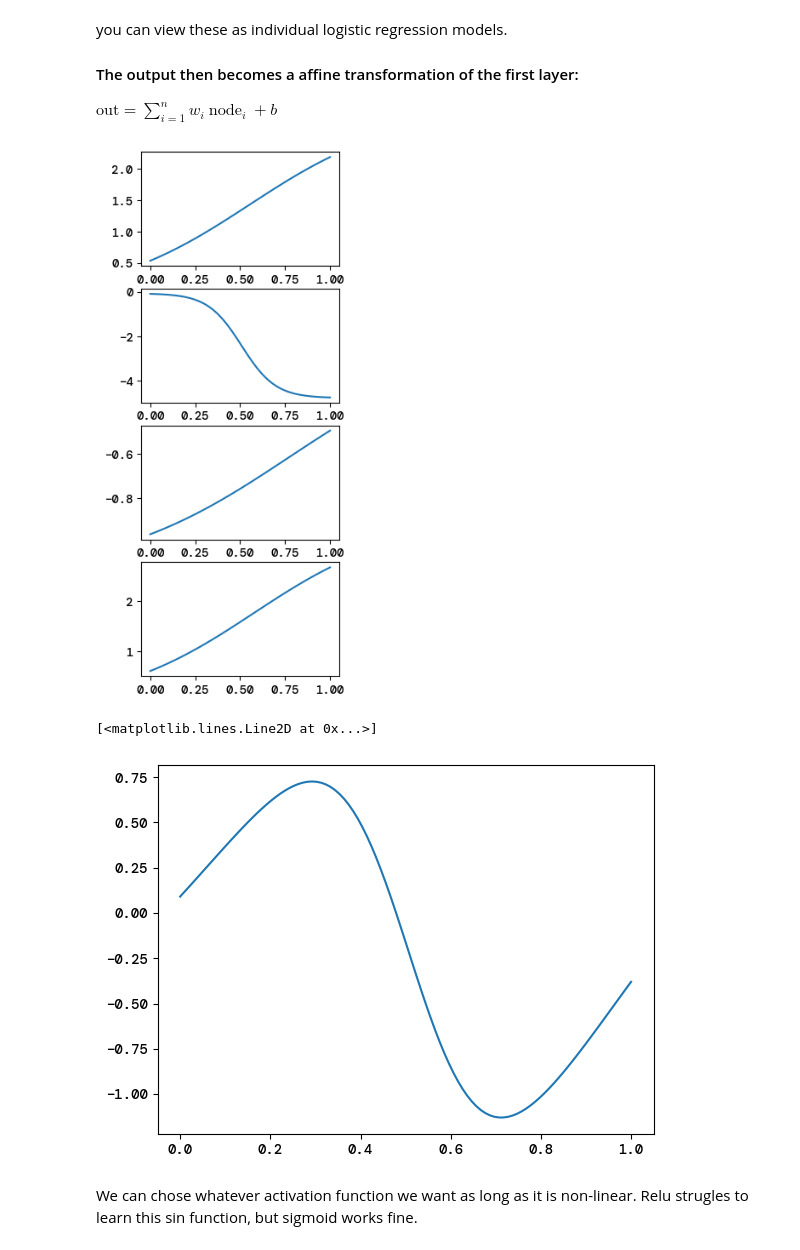
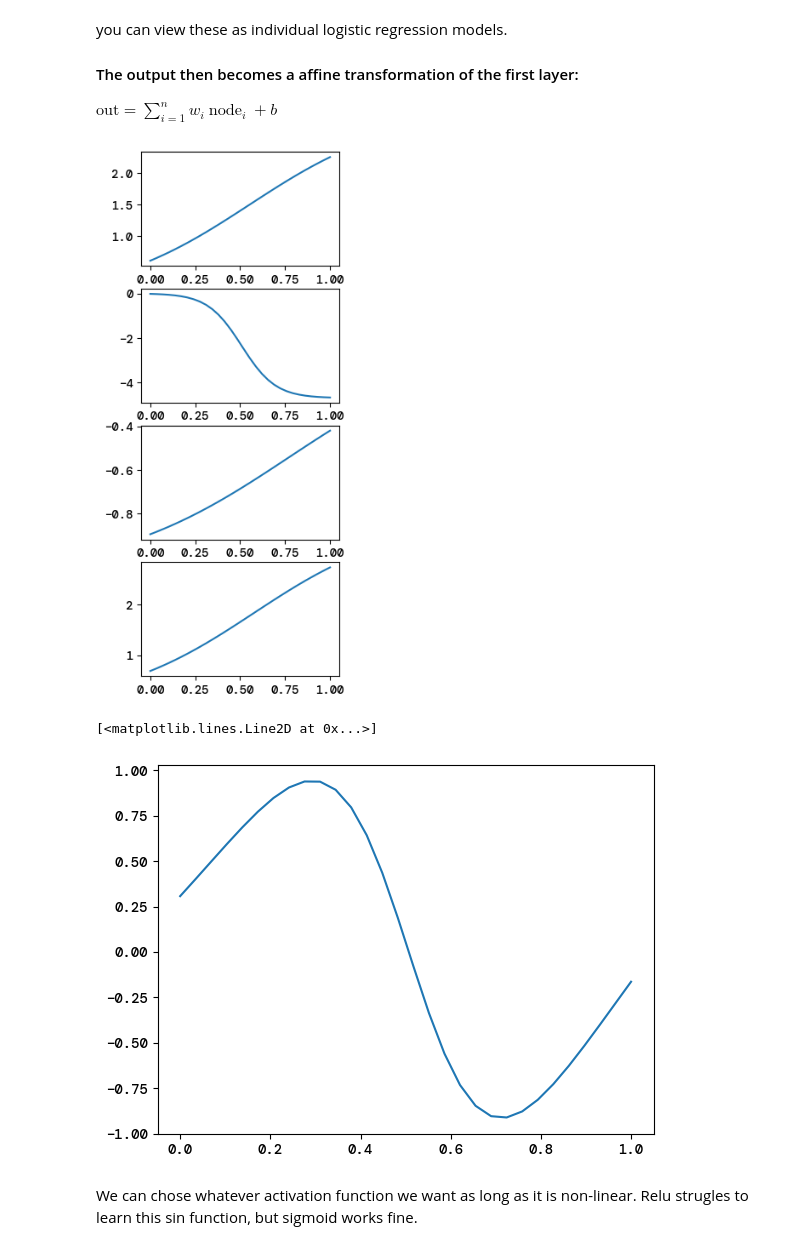
Before and after one commit to bragewiseth/MachineLearningProjects, a Jupyter notebook: project2/src/universalFuncitonApproximation.ipynb, the cells around one changed output. Drawn from its saved outputs; the diff is of its cells as text; code cells hidden in the pictures.

```diff
--- a/project2/src/universalFuncitonApproximation.ipynb
+++ b/project2/src/universalFuncitonApproximation.ipynb
@@ -143,7 +143,7 @@ loss, params = model.fit(x, t )
 # %% [output]
 Training stopped after 299 epochs
 # %%
-x = np.linspace(0,1,100).reshape(-1,1)
+x = np.linspace(0,1,30).reshape(-1,1)
 y = model.predict(x)
 plt.plot(x,y)
 plt.figure()
@@ -172,23 +172,30 @@ you can view these as individual logistic regression models.
 
 $\text{out} = \sum_{i=1}^n w_i \: \text{node}_i\: + b$
 # %%
+import numpy as onp
 fig, ax = plt.subplots(4,1, figsize=(3,8))
-out1 = ( nodes[:,0] * params[1]["w"][0] + params[1]["b"][0] )
-out2 = ( nodes[:,1] * params[1]["w"][1] + params[1]["b"][1] )
-out3 = ( nodes[:,2] * params[1]["w"][2] + params[1]["b"][2] )
-out4 = ( nodes[:,3] * params[1]["w"][3] + params[1]["b"][3] )
+out1 = ( nodes[:,0] * params[1]["w"][0] )
+out2 = ( nodes[:,1] * params[1]["w"][1] )
+out3 = ( nodes[:,2] * params[1]["w"][2] )
+out4 = ( nodes[:,3] * params[1]["w"][3] )
 ax[0].plot(x,out1)
 ax[1].plot(x,out2)
 ax[2].plot(x,out3)
 ax[3].plot(x,out4)
+data = np.column_stack((x, out1, out2, out3, out4))
+# Export data to text files
+for i, column in enumerate(data.T[1:], start=1):
+    onp.savetxt(f"../report/tikzfigures/data{i}.txt", np.column_stack((x, column)), fmt='%.6f')
 plt.show()
 # %% [output]
-[figure, old version]
+[figure, new version]
 # %%
 fig, ax = plt.subplots()
-ax.plot(x,out1+out2+out3+out4)
+data = out1+out2+out3+out4 + params[1]["b"]
+onp.savetxt(f"../report/tikzfigures/data5.txt", np.column_stack((x, data)), fmt='%.6f')
+ax.plot(x,out1+out2+out3+out4 + params[1]["b"])
 # %% [output]
 [<matplotlib.lines.Line2D at 0x...>]
-[figure, old version]
+[figure, new version]
 # %% [markdown]
 We can chose whatever activation function we want as long as it is non-linear. Relu strugles to learn this sin function, but sigmoid works fine.
```
